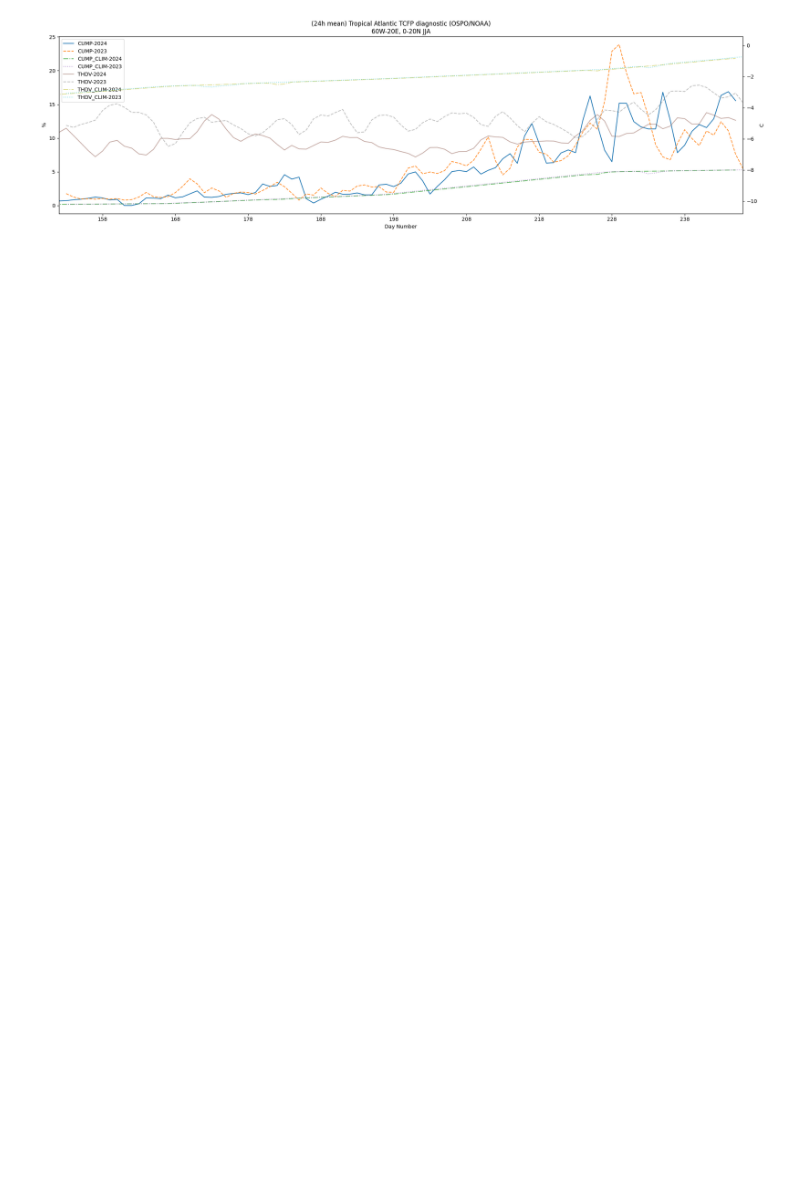
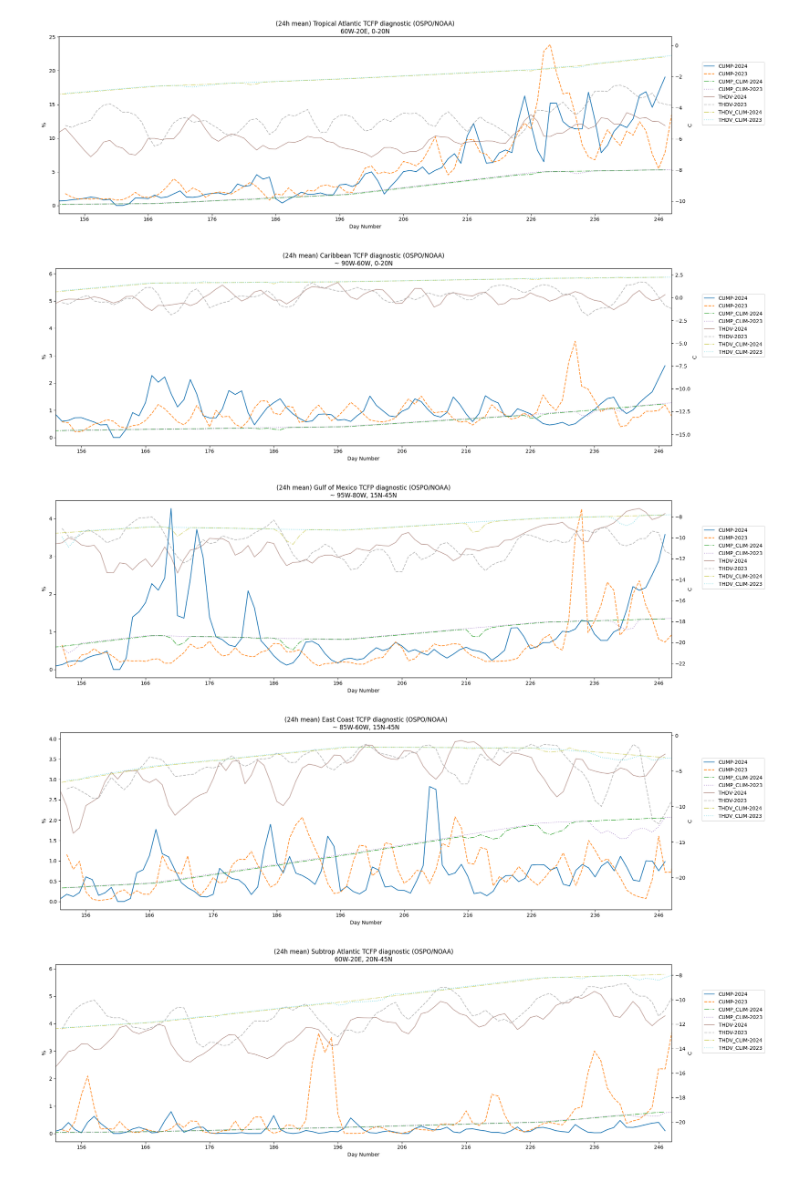
Before and after one commit to JRPdata/tcfp_diagnostics, a Jupyter notebook: tcfp.ipynb, the cells around one changed output. Cells and saved outputs as stored; diff of their text form; code cells hidden in the pictures; blank space fills up the shorter version.

Commit message:
Added titling/loop for other NATL regions

```diff
--- a/tcfp.ipynb
+++ b/tcfp.ipynb
@@ -397,7 +397,7 @@ def add_legends(ax1, ax2):
         lines2, labels2 = ax2.get_legend_handles_labels()
         lines.extend(lines2)
         labels.extend(labels2)
-    ax1.legend(lines, labels, loc='best')
+    ax1.legend(lines, labels, loc=(1.05,0.5))
 
 def configure_axes(ax1, ax2, start_date, end_date, variables_to_plot):
     """Configure the axes labels, limits, and tick formatting."""
@@ -547,24 +547,33 @@ def plot_time_series(region, variables, start_date, end_date, smooth_hours=0, ag
 
     region_range_str = get_region_range_str(region)
     if smooth_hours == 0:
-        ax1.set_title(f'{region} TCFP diagnostic (OSPO/NOAA){region_range_str} JJA')
+        ax1.set_title(f'{region} TCFP diagnostic (OSPO/NOAA){region_range_str}')
     else:
-        ax1.set_title(f'({smooth_hours}h {aggregation}) {region} TCFP diagnostic (OSPO/NOAA){region_range_str} JJA')
+        ax1.set_title(f'({smooth_hours}h {aggregation}) {region} TCFP diagnostic (OSPO/NOAA){region_range_str}')
 
     ax1.set_xlabel('Day Number')
 
     plt.tight_layout()
-    plt.savefig('tcfp_analysis_vertical_instability_and_cumulative_potential_JJA.png')
+    #plt.savefig('tcfp_analysis_vertical_instability_and_cumulative_potential_JJA.png')
     plt.show()
 
 
 def get_region_range_str(region):
+    region_str = ''
     if region == 'Tropical Atlantic':
         region_str = '60W-20E, 0-20N'
+    elif region == 'Caribbean':
+        region_str = '~ 90W-60W, 0-20N'
+    elif region == 'Gulf of Mexico':
+        region_str = '~ 95W-80W, 15N-45N'
+    elif region == 'East Coast':
+        region_str = '~ 85W-60W, 15N-45N'
+    elif region == 'Subtrop Atlantic':
+        region_str = '60W-20E, 20N-45N'
     if region_str:
         return f'\n{region_str}'
-    else:
-        return ''
+
+    return region_str
 
 def calculate_max_value(df, column_name):
     """Calculate the maximum value in the specified column."""
@@ -625,33 +634,41 @@ def analyze_data(main_df, column_name, variables):
             print(f"{variable}: No runs where the average exceeds 5% of the maximum value.")
 
 # Example usage
 # Assume filtered_df is your DataFrame with forecast_time and value columns
 #filtered_df = pd.DataFrame({
 #    'forecast_time': pd.date_range(start='2023-01-01', periods=100, freq='6H'),
 #    'value': np.random.rand(100) * 100  # Example data
 #})
 
 
 
 # Example usage:
 region = 'Tropical Atlantic'
 start_date = '2023/06/01'
-end_date = '2024/08/31'
+end_date = '2024/09/02'
 variable_names = ['TCFP', 'CUMP', 'CUMP_CLIM', 'THDV', 'THDV_CLIM']
 variable_names = ['CUMP', 'CUMP_CLIM', 'THDV', 'THDV_CLIM']
 #variable_names = ['HDIV', 'HDIV_CLIM']
 
 """plot_time_series(region, variable_names, start_date, end_date, smooth_hours=0, aggregation='min')
 plot_time_series(region, variable_names, start_date, end_date, smooth_hours=12, aggregation='min')
 plot_time_series(region, variable_names, start_date, end_date, smooth_hours=24, aggregation='min')
 
 plot_time_series(region, variable_names, start_date, end_date, smooth_hours=0, aggregation='max')
 plot_time_series(region, variable_names, start_date, end_date, smooth_hours=12, aggregation='max')
 plot_time_series(region, variable_names, start_date, end_date, smooth_hours=24, aggregation='max')
 
 plot_time_series(region, variable_names, start_date, end_date, smooth_hours=0, aggregation='mean')
 plot_time_series(region, variable_names, start_date, end_date, smooth_hours=12, aggregation='mean')
 """
-plot_time_series(region, variable_names, start_date, end_date, smooth_hours=24, aggregation='mean')
+
+natl_regions = ['Tropical Atlantic', 'Caribbean', 'Gulf of Mexico', 'East Coast', 'Subtrop Atlantic']
+
+for region in natl_regions:
+    plot_time_series(region, variable_names, start_date, end_date, smooth_hours=24, aggregation='mean')
 # %% [output]
-[figure, old version]
+[figure, new version]
+[figure, added]
+[figure, added]
+[figure, added]
+[figure, added]
```
